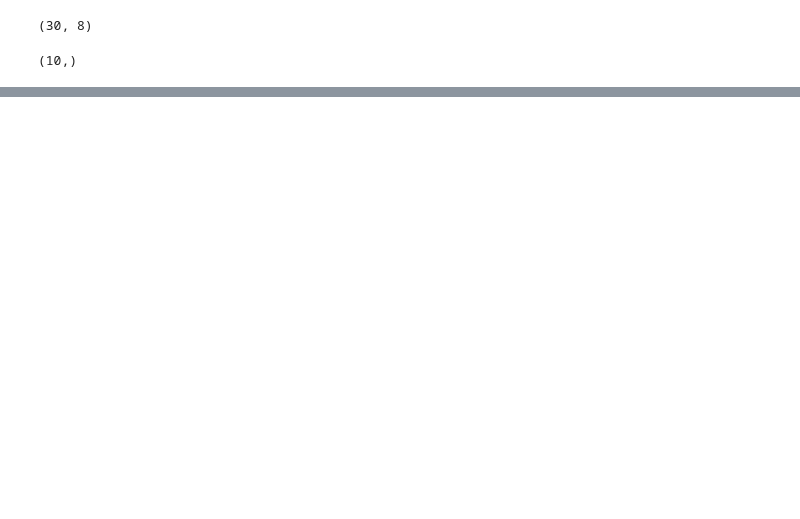
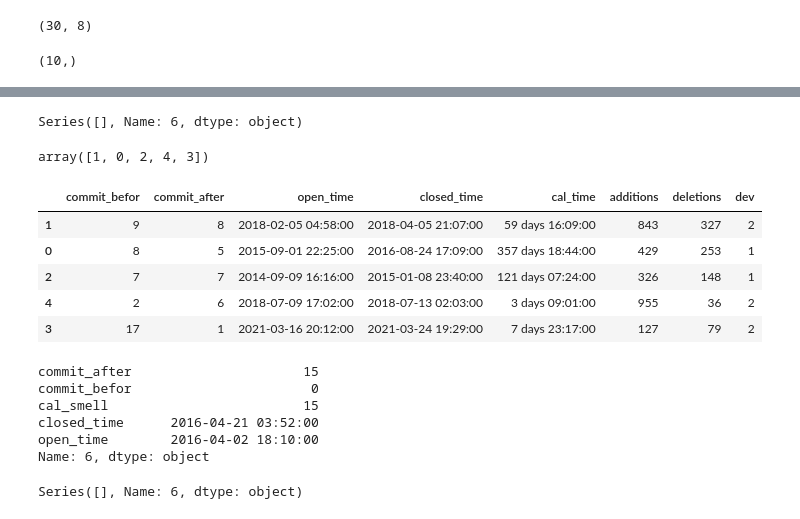
Before and after one commit to beaw21/Demo, a Jupyter notebook: test.04/project_flink.ipynb, the cells around one changed output, grey strips where cells are left out. Drawn from its saved outputs; the diff is of its cells as text; code cells hidden in the pictures; blank space fills up the shorter version.

```diff
--- a/test.04/project_flink.ipynb
+++ b/test.04/project_flink.ipynb
@@ -336,0 +313,27 @@ AttributeError: 'str' object has no attribute 'reshape'
+# %%
+y_test
+# %% [output]
+Series([], Name: 6, dtype: object)
+# %%
+shuffle_index  = np.random.permutation(5)
+shuffle_index
+# %% [output]
+array([1, 0, 2, 4, 3])
+# %%
+X_train.iloc[shuffle_index]
+# %% [output]
+|  | commit_befor | commit_after | open_time | closed_time | cal_time | additions | deletions | dev |
+| 1 | 9 | 8 | 2018-02-05 04:58:00 | 2018-04-05 21:07:00 | 59 days 16:09:00 | 843 | 327 | 2 |
+| 0 | 8 | 5 | 2015-09-01 22:25:00 | 2016-08-24 17:09:00 | 357 days 18:44:00 | 429 | 253 | 1 |
+| 2 | 7 | 7 | 2014-09-09 16:16:00 | 2015-01-08 23:40:00 | 121 days 07:24:00 | 326 | 148 | 1 |
+| 4 | 2 | 6 | 2018-07-09 17:02:00 | 2018-07-13 02:03:00 | 3 days 09:01:00 | 955 | 36 | 2 |
+| 3 | 17 | 1 | 2021-03-16 20:12:00 | 2021-03-24 19:29:00 | 7 days 23:17:00 | 127 | 79 | 2 |
+# %%
+y_train.iloc[shuffle_index]
+# %% [output]
+commit_after                      15
+commit_befor                       0
+cal_smell                         15
+closed_time      2016-04-21 03:52:00
+open_time        2016-04-02 18:10:00
+Name: 6, dtype: object
@@ -336,0 +342,4 @@ AttributeError: 'str' object has no attribute 'reshape'
+# %%
+y_test
+# %% [output]
+Series([], Name: 6, dtype: object)
```
Also changed, not shown: parts of 14 cells of this notebook, 2 other files.
